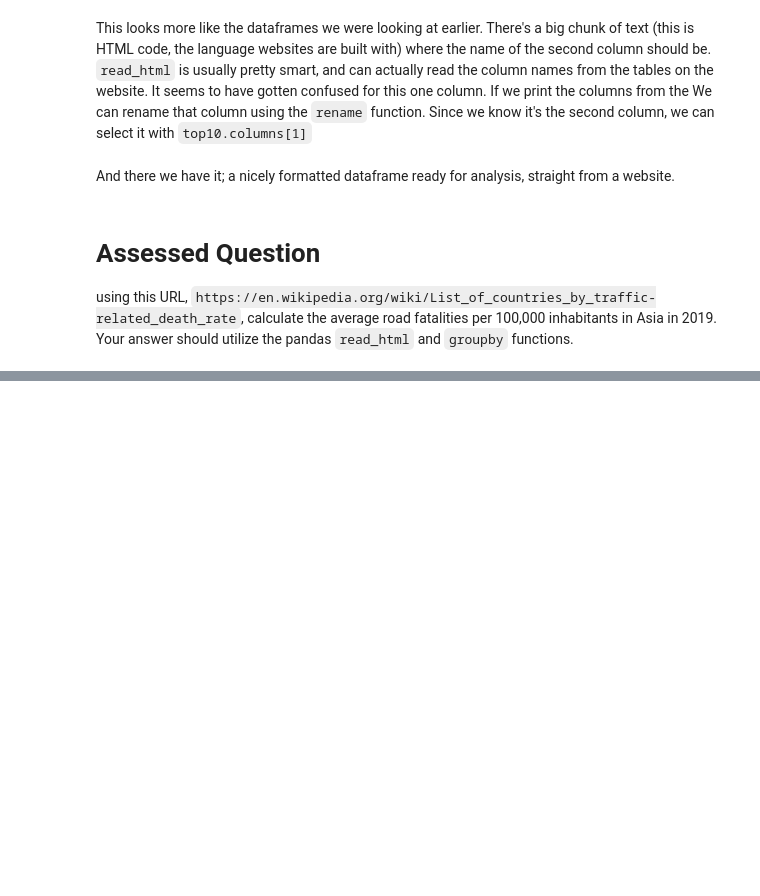
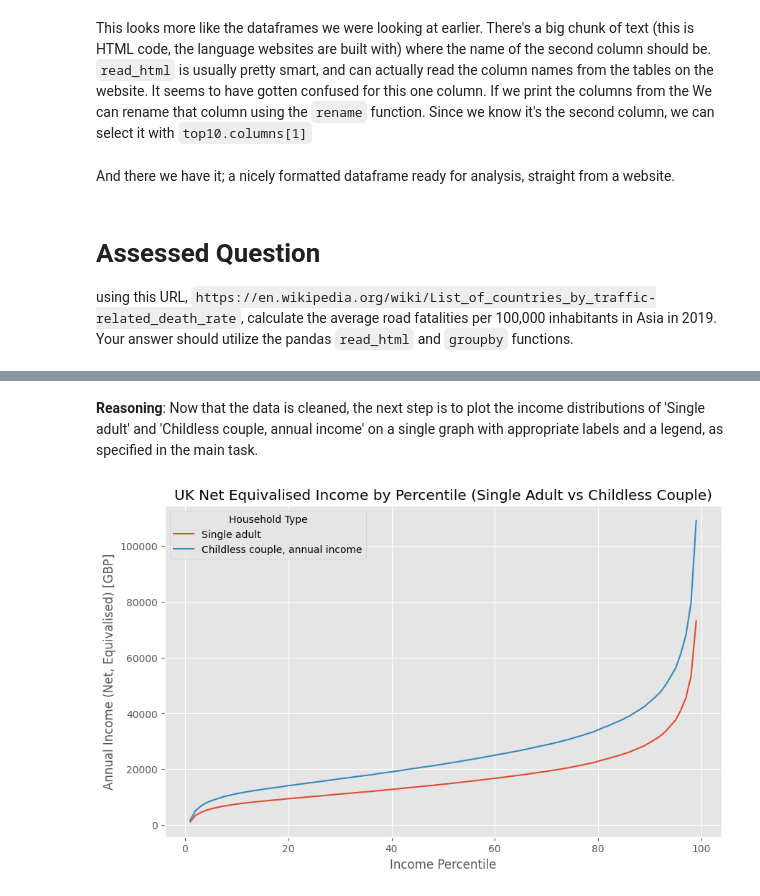
Before and after one commit to felix951165-ship-it/QM2, a Jupyter notebook: W2_Working_with_Data_in_Pandas.ipynb, the cells around one changed output, grey strips where cells are left out. Drawn from its saved outputs; the diff is of its cells as text; code cells hidden in the pictures; blank space fills up the shorter version.

```diff
--- a/W2_Working_with_Data_in_Pandas.ipynb
+++ b/W2_Working_with_Data_in_Pandas.ipynb
@@ -397,0 +467,5 @@ using this URL, `https://en.wikipedia.org/wiki/List_of_countries_by_traffic-rela
+# %%
+income_comparison = income[['Single adult', 'Childless couple, annual income']]
+income_comparison = income_comparison.replace(',', '', regex=True)
+income_comparison = income_comparison.replace('-', 'NaN', regex=True).astype('float')
+income_comparison.head()
@@ -397,0 +480,15 @@ using this URL, `https://en.wikipedia.org/wiki/List_of_countries_by_traffic-rela
+# %% [markdown]
+**Reasoning**:
+Now that the data is cleaned, the next step is to plot the income distributions of 'Single adult' and 'Childless couple, annual income' on a single graph with appropriate labels and a legend, as specified in the main task.
+# %%
+import matplotlib.pyplot as plt
+
+income_comparison.plot(figsize=(10, 6))
+plt.title('UK Net Equivalised Income by Percentile (Single Adult vs Childless Couple)')
+plt.xlabel('Income Percentile')
+plt.ylabel('Annual Income (Net, Equivalised) [GBP]')
+plt.legend(title='Household Type')
+plt.grid(True)
+plt.show()
+# %% [output]
+[figure, added]
```
Also changed, not shown: parts of 20 cells of this notebook.
